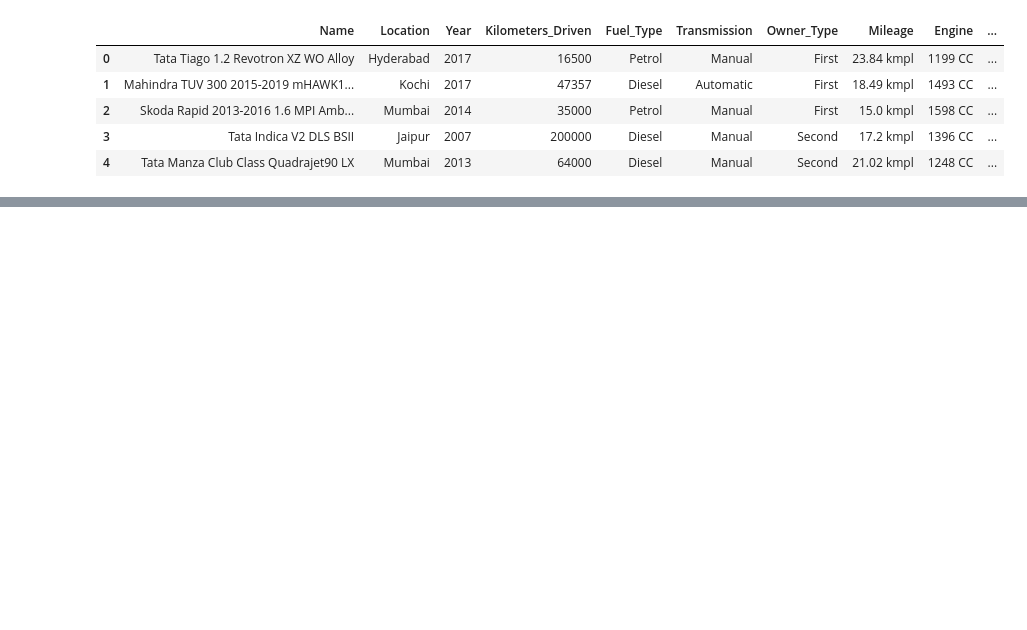
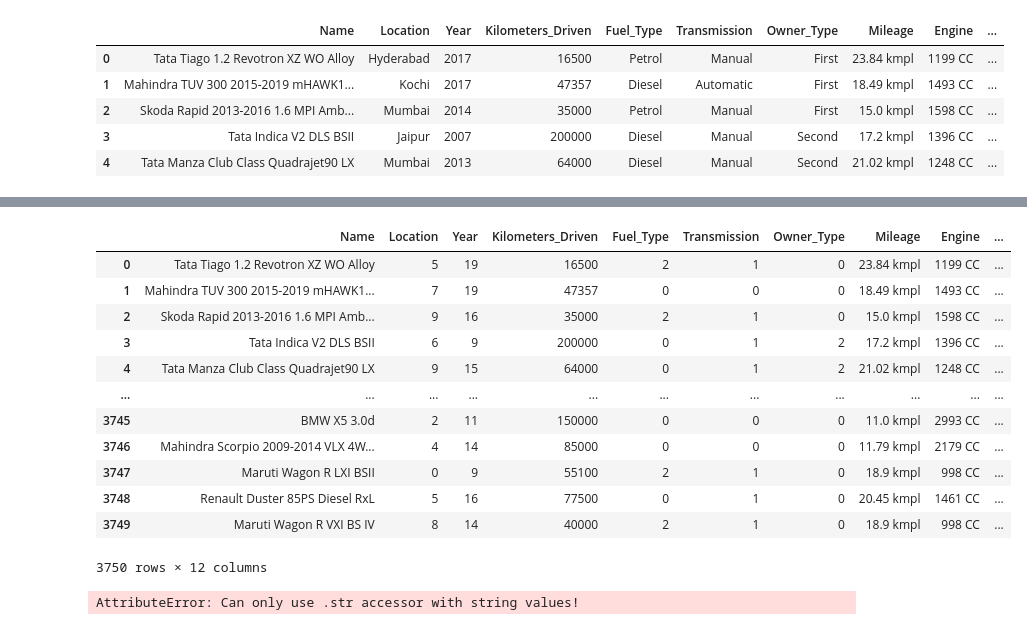
Before and after one commit to MANAS-AI-Taskphase-24-25/sumirseth, a Jupyter notebook: main.ipynb, the cells around one changed output, grey strips where cells are left out. Cells and saved outputs as stored; diff of their text form; code cells hidden in the pictures; blank space fills up the shorter version.

```diff
--- a/main.ipynb
+++ b/main.ipynb
@@ -140,0 +22,29 @@ X_train = np.where(np.isnan(X_train), np.nanmean(X_train, axis=0), X_train)
+# %%
+for i in ['Location','Fuel_Type','Owner_Type','Year','Transmission','Seats']:
+    df[i] = df[i].astype('category').cat.codes
+df
+# %% [output]
+|  | Name | Location | Year | Kilometers_Driven | Fuel_Type | Transmission | Owner_Type | Mileage | Engine | ... |
+| 0 | Tata Tiago 1.2 Revotron XZ WO Alloy | 5 | 19 | 16500 | 2 | 1 | 0 | 23.84 kmpl | 1199 CC | ... |
+| 1 | Mahindra TUV 300 2015-2019 mHAWK1... | 7 | 19 | 47357 | 0 | 0 | 0 | 18.49 kmpl | 1493 CC | ... |
+| 2 | Skoda Rapid 2013-2016 1.6 MPI Amb... | 9 | 16 | 35000 | 2 | 1 | 0 | 15.0 kmpl | 1598 CC | ... |
+| 3 | Tata Indica V2 DLS BSII | 6 | 9 | 200000 | 0 | 1 | 2 | 17.2 kmpl | 1396 CC | ... |
+| 4 | Tata Manza Club Class Quadrajet90 LX | 9 | 15 | 64000 | 0 | 1 | 2 | 21.02 kmpl | 1248 CC | ... |
+| ... | ... | ... | ... | ... | ... | ... | ... | ... | ... | ... |
+| 3745 | BMW X5 3.0d | 2 | 11 | 150000 | 0 | 0 | 0 | 11.0 kmpl | 2993 CC | ... |
+| 3746 | Mahindra Scorpio 2009-2014 VLX 4W... | 4 | 14 | 85000 | 0 | 0 | 0 | 11.79 kmpl | 2179 CC | ... |
+| 3747 | Maruti Wagon R LXI BSII | 0 | 9 | 55100 | 2 | 1 | 0 | 18.9 kmpl | 998 CC | ... |
+| 3748 | Renault Duster 85PS Diesel RxL | 5 | 16 | 77500 | 0 | 1 | 0 | 20.45 kmpl | 1461 CC | ... |
+| 3749 | Maruti Wagon R VXI BS IV | 8 | 14 | 40000 | 2 | 1 | 0 | 18.9 kmpl | 998 CC | ... |
+3750 rows × 12 columns
+# %%
+df['Mileage'] = df['Mileage'].str.replace(" kmpl","")
+df['Engine'] = df['Engine'].str.replace(" CC","")
+df['Power'] = df['Power'].str.replace(" bhp","")
+for i in ['Mileage','Engine','Power','Seats']:
+    df[i] = pd.to_numeric(df[i],errors="coerce")
+
+for i in ['Mileage','Engine','Power']:
+    df[i] = df[i].fillna(df[i].mean())
+# %% [output]
+AttributeError: Can only use .str accessor with string values!
```
Also changed, not shown: parts of 20 cells of this notebook, 1 other file.
